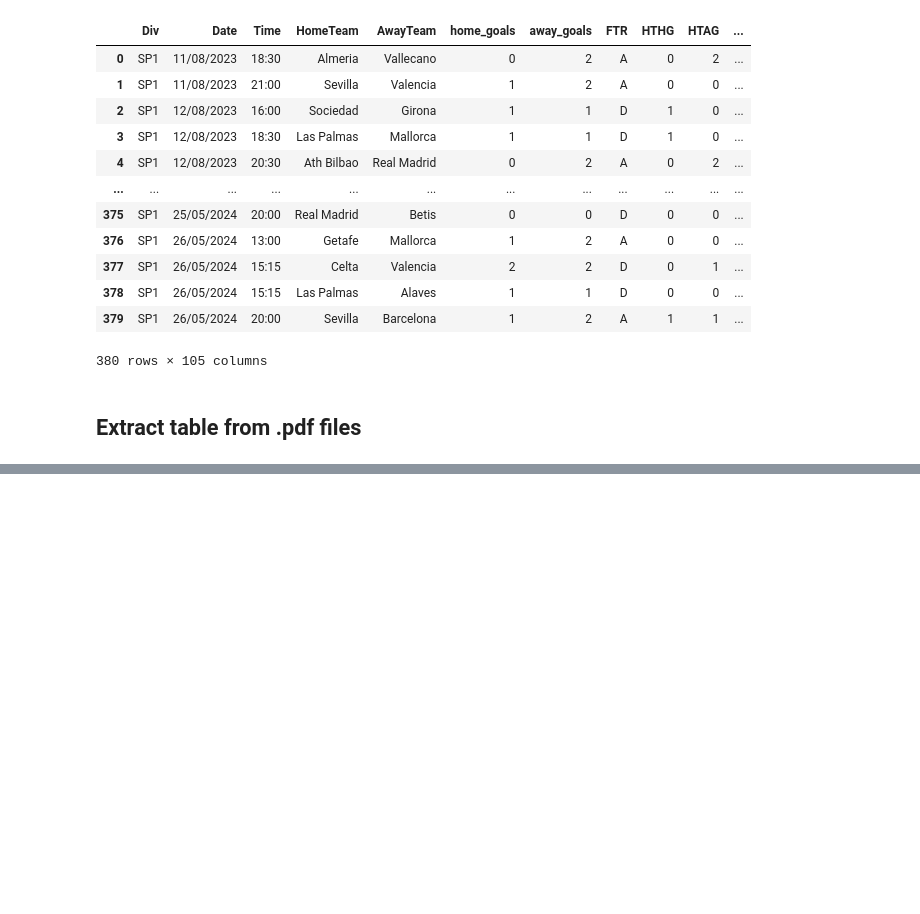
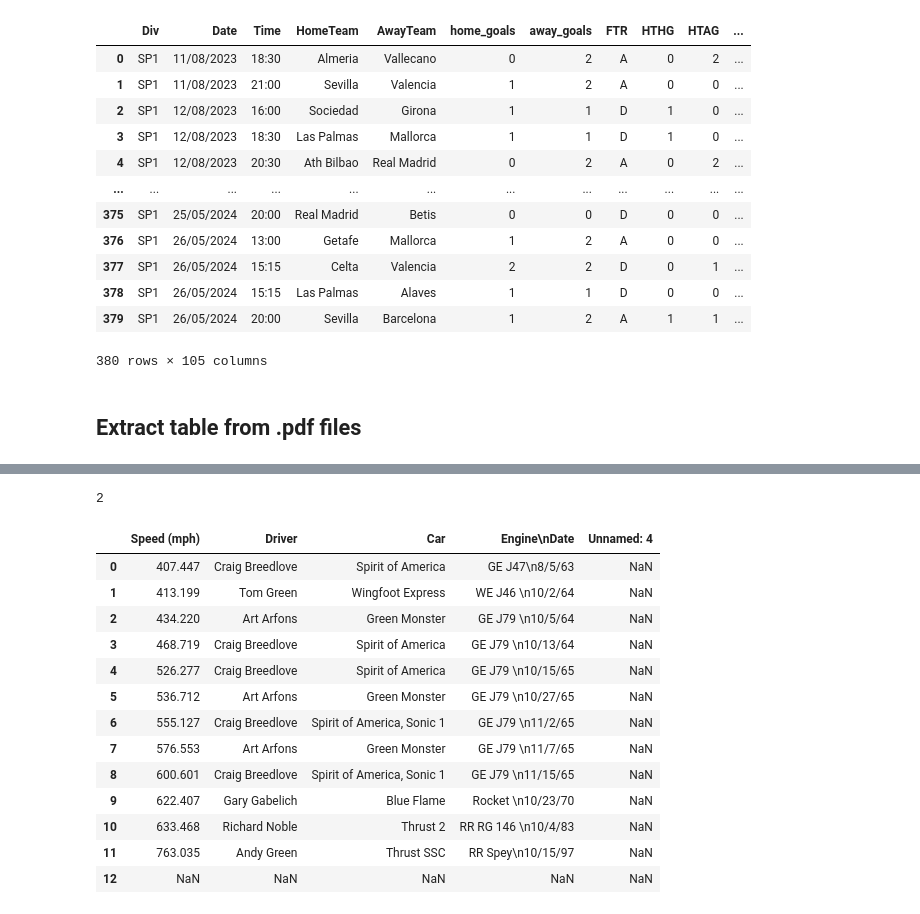
Before and after one commit to NafisIrtija/AutomationUsingPython, a Jupyter notebook: DataExtractionPandas.ipynb, the cells around one changed output, grey strips where cells are left out. Saved outputs shown, nothing was run; the diff lists cells and outputs as text; code cells hidden in the pictures; blank space fills up the shorter version.

Commit message:
Adds extraction tables from .pdf files

```diff
--- a/DataExtractionPandas.ipynb
+++ b/DataExtractionPandas.ipynb
@@ -100,0 +98,4 @@ Successfully installed camelot-py-0.11.0 pdfminer.six-20240706 pypdf-4.2.0
+# %%
+len(tables)
+# %% [output]
+2
@@ -100,0 +106,17 @@ Successfully installed camelot-py-0.11.0 pdfminer.six-20240706 pypdf-4.2.0
+# %%
+pd.read_csv('data.csv')
+# %% [output]
+|  | Speed (mph) | Driver | Car | Engine\nDate | Unnamed: 4 |
+| 0 | 407.447 | Craig Breedlove | Spirit of America | GE J47\n8/5/63 | NaN |
+| 1 | 413.199 | Tom Green | Wingfoot Express | WE J46 \n10/2/64 | NaN |
+| 2 | 434.220 | Art Arfons | Green Monster | GE J79 \n10/5/64 | NaN |
+| 3 | 468.719 | Craig Breedlove | Spirit of America | GE J79 \n10/13/64 | NaN |
+| 4 | 526.277 | Craig Breedlove | Spirit of America | GE J79 \n10/15/65 | NaN |
+| 5 | 536.712 | Art Arfons | Green Monster | GE J79 \n10/27/65 | NaN |
+| 6 | 555.127 | Craig Breedlove | Spirit of America, Sonic 1 | GE J79 \n11/2/65 | NaN |
+| 7 | 576.553 | Art Arfons | Green Monster | GE J79 \n11/7/65 | NaN |
+| 8 | 600.601 | Craig Breedlove | Spirit of America, Sonic 1 | GE J79 \n11/15/65 | NaN |
+| 9 | 622.407 | Gary Gabelich | Blue Flame | Rocket \n10/23/70 | NaN |
+| 10 | 633.468 | Richard Noble | Thrust 2 | RR RG 146 \n10/4/83 | NaN |
+| 11 | 763.035 | Andy Green | Thrust SSC | RR Spey\n10/15/97 | NaN |
+| 12 | NaN | NaN | NaN | NaN | NaN |
```
Also changed, not shown: parts of 8 cells of this notebook.
